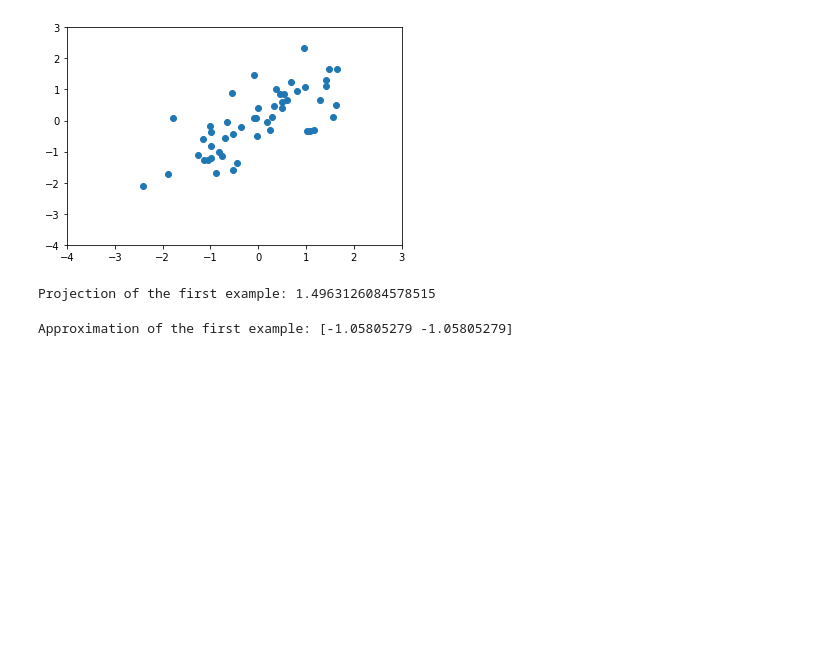
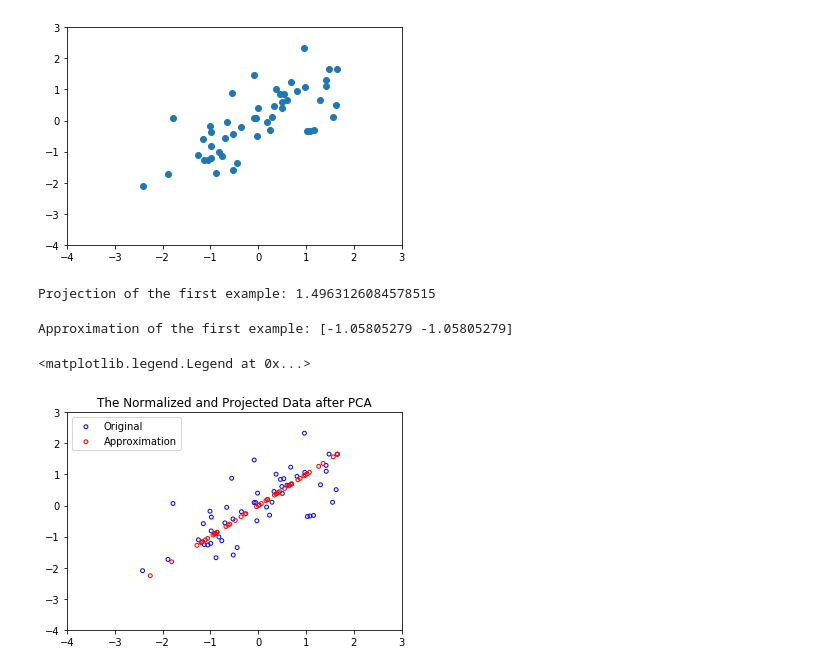
Before and after one commit to thomasmburke/Andrew-Ng-Machine-Learning, a Jupyter notebook: assignment7/ex7.ipynb, the cells around one changed output. Saved outputs shown, nothing was run; the diff lists cells and outputs as text; code cells hidden in the pictures; blank space fills up the shorter version.

```diff
--- a/assignment7/ex7.ipynb
+++ b/assignment7/ex7.ipynb
@@ -281,8 +281,16 @@ def recoverData(Z, U, K):
         X_rec[i,:] = Z[i,:] @ U_reduced.T
 
     return X_rec
-# %%
-X_rec  = recoverData(Z, U, K)
-print("Approximation of the first example:",X_rec[0,:])
-# %% [output]
-Approximation of the first example: [-1.05805279 -1.05805279]
+# %%
+X_rec  = recoverData(Z, U, K)
+print("Approximation of the first example:",X_rec[0,:])
+plt.scatter(X_norm[:,0],X_norm[:,1],marker="o",label="Original",facecolors="none",edgecolors="b",s=15)
+plt.scatter(X_rec[:,0],X_rec[:,1],marker="o",label="Approximation",facecolors="none",edgecolors="r",s=15)
+plt.title("The Normalized and Projected Data after PCA")
+plt.xlim(-4,3)
+plt.ylim(-4,3)
+plt.legend()
+# %% [output]
+Approximation of the first example: [-1.05805279 -1.05805279]
+<matplotlib.legend.Legend at 0x...>
+[figure, added]
```
Also changed, not shown: parts of 5 cells of this notebook.
